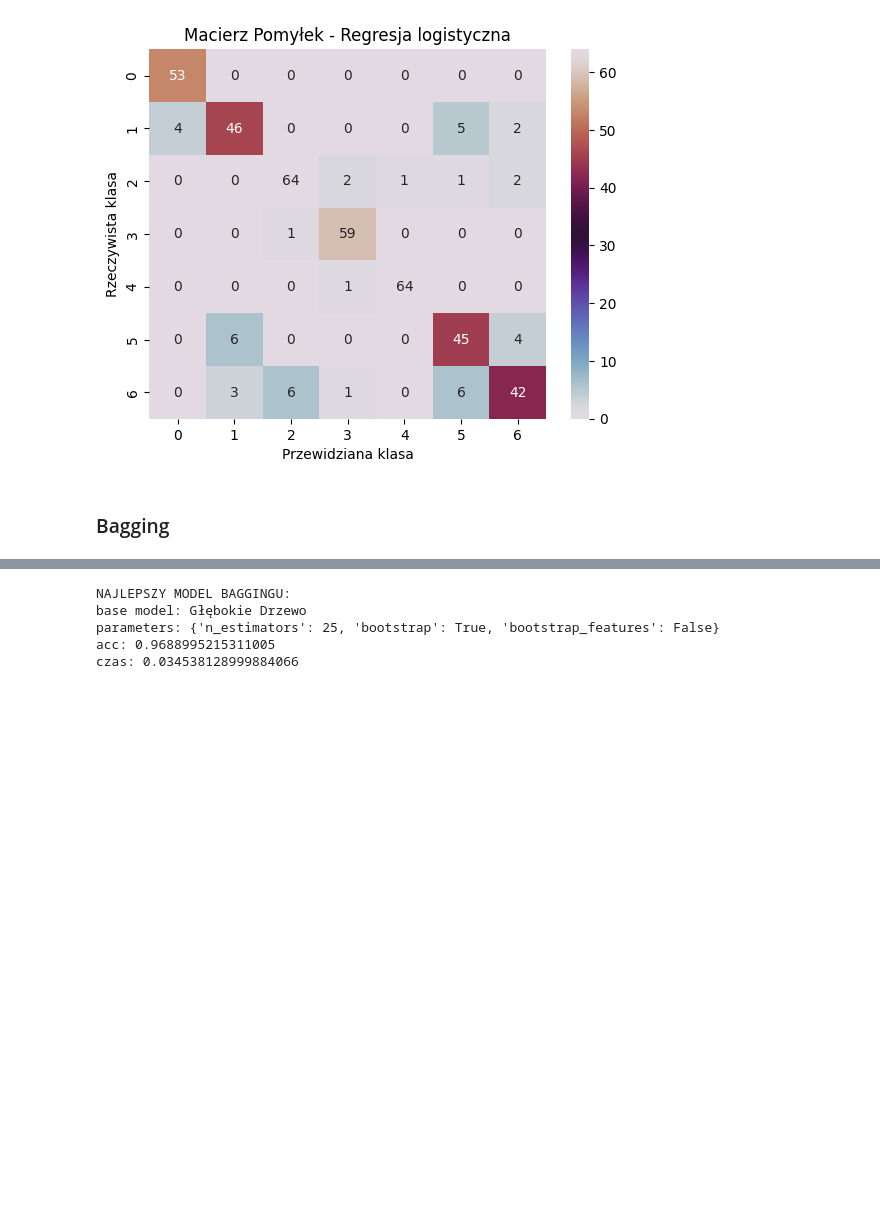
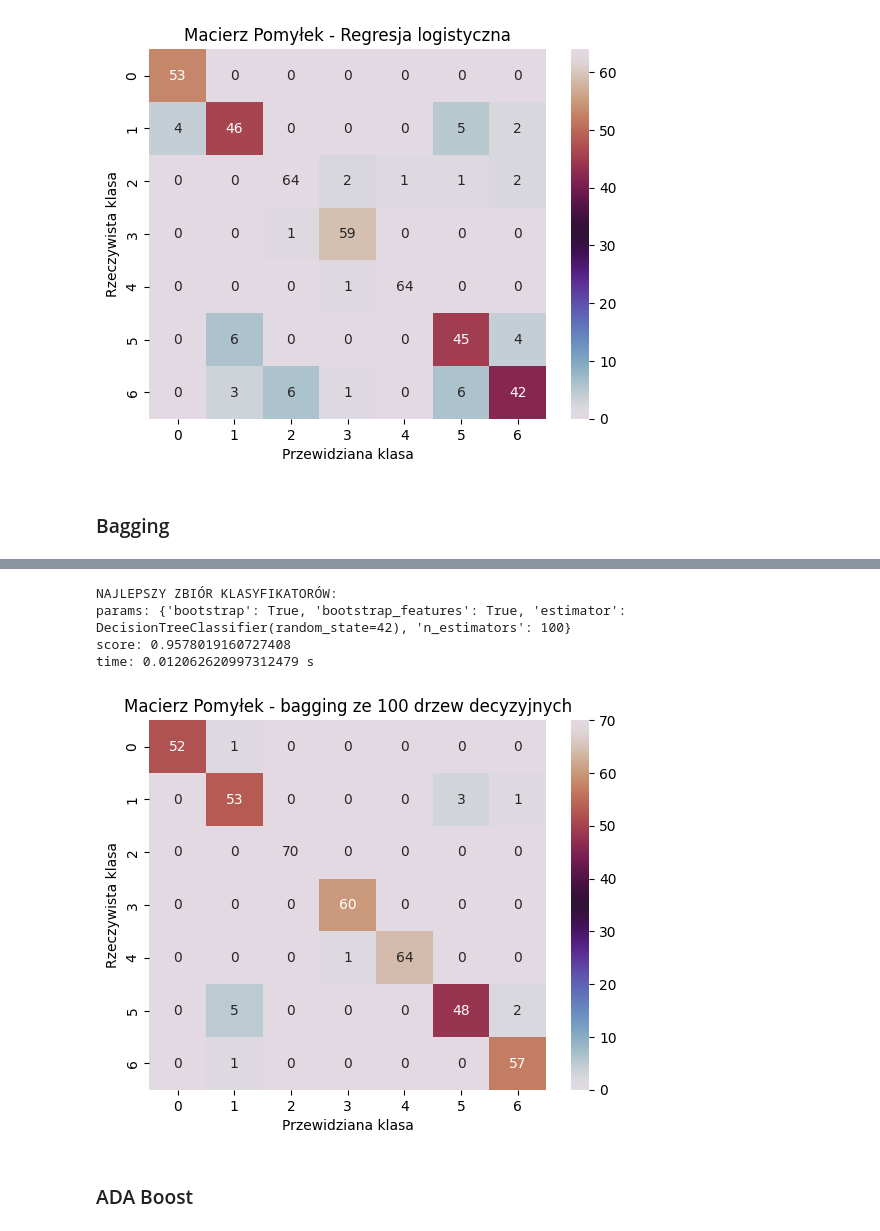
Before and after one commit to Zajecia-na-PWr-LR/lista-5-swientyk, a Jupyter notebook: lab05-ensemble.ipynb, the cells around one changed output, grey strips where cells are left out. Cells and saved outputs as stored; diff of their text form; code cells hidden in the pictures; blank space fills up the shorter version.

```diff
--- a/lab05-ensemble.ipynb
+++ b/lab05-ensemble.ipynb
@@ -358,7 +351,7 @@ plt.show()
 # %% [markdown]
 ### Regresja logistyczna
 # %%
-logreg_model = LogisticRegression(max_iter=5000, random_state=42)
+logreg_model = LogisticRegression(max_iter=10000, random_state=42)
 
 logreg_cv_accuracy = cross_val_score(tree_model, X_train, y_train, cv=cv, scoring='accuracy')
 print(f"Decision Tree: średnia dokładność na krzyżowej walidacji = {logreg_cv_accuracy.mean():.4f}")
@@ -448,10 +455,27 @@ NAJLEPSZY ZBIÓR KLASYFIKATORÓW:
 # %%
+best_bagging_model = grid_search.best_estimator_
+
+start_time = time.perf_counter()
+predictions_bagging = best_bagging_model.predict(X_test)
+end_time = time.perf_counter()
+
+
 print('NAJLEPSZY ZBIÓR KLASYFIKATORÓW:')
-print(grid_search.best_params_)
+print(f'params: {grid_search.best_params_}')
 print(f'score: {grid_search.best_score_}')
+print(f'time: {end_time-start_time} s')
 # %% [output]
-NAJLEPSZY MODEL BAGGINGU:
-base model: Głębokie Drzewo
-parameters: {'n_estimators': 25, 'bootstrap': True, 'bootstrap_features': False}
-acc: 0.9688995215311005
-czas: 0.034538128999884066
+NAJLEPSZY ZBIÓR KLASYFIKATORÓW:
+params: {'bootstrap': True, 'bootstrap_features': True, 'estimator': DecisionTreeClassifier(random_state=42), 'n_estimators': 100}
+score: 0.9578019160727408
+time: 0.012062620997312479 s
+# %%
+sns.heatmap(confusion_matrix(y_test, predictions_bagging), annot=True, fmt='d', cmap='twilight')
+plt.title('Macierz Pomyłek - bagging ze 100 drzew decyzyjnych')
+plt.xlabel('Przewidziana klasa')
+plt.ylabel('Rzeczywista klasa')
+plt.show()
+# %% [output]
+[figure, added]
+# %% [markdown]
+### ADA Boost
```
Also changed, not shown: parts of 25 cells of this notebook.
